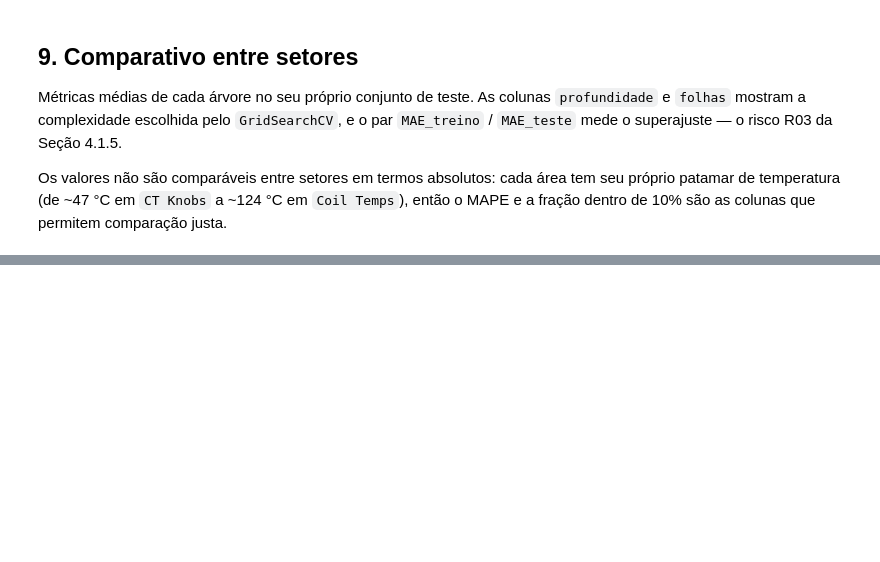
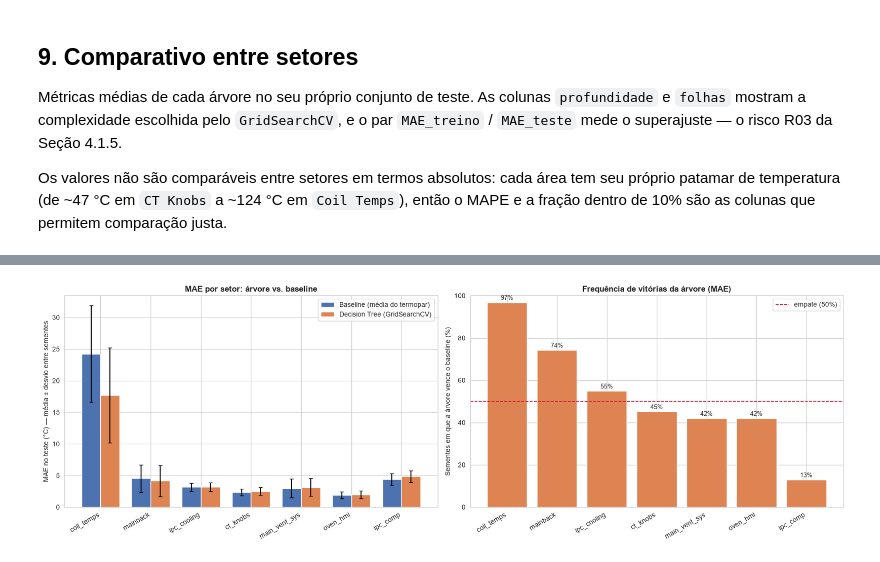
Before and after one commit to nicolas-carrascossa/whirlpool-thermal-predictor, a Jupyter notebook: notebooks/Decision_tree_regre.ipynb, the cells around one changed output, grey strips where cells are left out. Drawn from its saved outputs; the diff is of its cells as text; code cells hidden in the pictures; blank space fills up the shorter version.

```diff
--- a/notebooks/Decision_tree_regre.ipynb
+++ b/notebooks/Decision_tree_regre.ipynb
@@ -769,0 +1177,72 @@ dentro_de_10%    0.8202
+# %%
+# ============================================================
+# CÉLULA 12 — ÁRVORE vs. BASELINE "MÉDIA DO TERMOPAR" ENTRE SEMENTES
+# ============================================================
+from scipy.stats import wilcoxon
+
+casos = pd.DataFrame(todas_linhas_semente)
+casos["arvore_vence_MAE"] = casos["MAE_teste"] < casos["MAE_teste_baseline"]
+
+por_setor_semente = (
+    casos.groupby("setor")
+         .agg(MAE_arvore=("MAE_teste", "mean"), MAE_arvore_desvio=("MAE_teste", "std"),
+              MAE_baseline=("MAE_teste_baseline", "mean"), MAE_baseline_desvio=("MAE_teste_baseline", "std"),
+              vitorias_arvore_pct=("arvore_vence_MAE", lambda s: s.mean() * 100))
+         .reset_index()
+         .sort_values("vitorias_arvore_pct", ascending=False, ignore_index=True)
+)
+
+resumo_geral = pd.DataFrame({
+    "Árvore": [casos["MAE_teste"].mean(), casos["MAPE_teste_%"].mean(),
+               casos["dentro_de_10%"].mean() * 100, casos["R2_teste"].median()],
+    "Baseline": [casos["MAE_teste_baseline"].mean(), casos["MAPE_teste_baseline_%"].mean(),
+                 casos["dentro_de_10%_baseline"].mean() * 100, casos["R2_teste_baseline"].median()],
+}, index=["MAE (°C)", "MAPE (%)", "dentro de 10% (%)", "R² (mediana)"])
+
+_, p_mae = wilcoxon(casos["MAE_teste"], casos["MAE_teste_baseline"])
+_, p_r2 = wilcoxon(casos["R2_teste"], casos["R2_teste_baseline"])
+dif_mae = (casos["MAE_teste_baseline"] - casos["MAE_teste"]).mean()
+dif_r2 = (casos["R2_teste"] - casos["R2_teste_baseline"]).median()
+
+print("=" * 100)
+print(f"ÁRVORE vs. BASELINE — {len(casos)} casos ({casos['semente'].nunique()} sementes x {casos['setor'].nunique()} setores)")
+print("=" * 100)
+print(resumo_geral.round(3).to_string())
+print(f"\nÁrvore vence o baseline em MAE em {casos['arvore_vence_MAE'].sum()} de {len(casos)} casos "
+      f"({casos['arvore_vence_MAE'].mean():.1%}). Wilcoxon: diferença média de MAE = {dif_mae:+.3f} °C "
+      f"a favor da árvore, p = {p_mae:.4f}.")
+print(f"R²: casos com R² > 0 — árvore {(casos['R2_teste'] > 0).mean():.1%}, "
+      f"baseline {(casos['R2_teste_baseline'] > 0).mean():.1%}. Wilcoxon: diferença mediana de R² = "
+      f"{dif_r2:+.3f} (árvore − baseline), p = {p_r2:.4f}.")
+print("\nPOR SETOR (média entre sementes):")
+print(por_setor_semente.round(3).to_string(index=False))
+
+posicoes_setor = np.arange(len(por_setor_semente))
+fig, axes = plt.subplots(1, 2, figsize=(17, 5.6))
+
+axes[0].bar(posicoes_setor - 0.19, por_setor_semente["MAE_baseline"], 0.38,
+            yerr=por_setor_semente["MAE_baseline_desvio"], capsize=3,
+            label="Baseline (média do termopar)", color="#4C72B0")
+axes[0].bar(posicoes_setor + 0.19, por_setor_semente["MAE_arvore"], 0.38,
+            yerr=por_setor_semente["MAE_arvore_desvio"], capsize=3,
+            label="Decision Tree (GridSearchCV)", color="#DD8452")
+axes[0].set_xticks(posicoes_setor)
+axes[0].set_xticklabels(por_setor_semente["setor"], rotation=30, ha="right")
+axes[0].set_ylabel("MAE no teste (°C) — média ± desvio entre sementes")
+axes[0].set_title("MAE por setor: árvore vs. baseline", fontsize=12, fontweight="bold")
+axes[0].legend()
+
+barras_vitorias = axes[1].bar(posicoes_setor, por_setor_semente["vitorias_arvore_pct"], color="#DD8452")
+axes[1].bar_label(barras_vitorias, fmt="%.0f%%", padding=2, fontsize=9)
+axes[1].axhline(50, color="crimson", linestyle="--", linewidth=1.2, label="empate (50%)")
+axes[1].set_xticks(posicoes_setor)
+axes[1].set_xticklabels(por_setor_semente["setor"], rotation=30, ha="right")
+axes[1].set_ylabel("Sementes em que a árvore vence o baseline (%)")
+axes[1].set_ylim(0, 100)
+axes[1].set_title("Frequência de vitórias da árvore (MAE)", fontsize=12, fontweight="bold")
+axes[1].legend()
+
+plt.tight_layout()
+plt.savefig("../assets/graficos/dt_vs_baseline_sementes.png", dpi=150, bbox_inches="tight")
+plt.show()
+# %% [output]
@@ -769,0 +1266 @@ dentro_de_10%    0.8202
+[figure, added]
```
Also changed, not shown: parts of 31 cells of this notebook, 6 other files.
